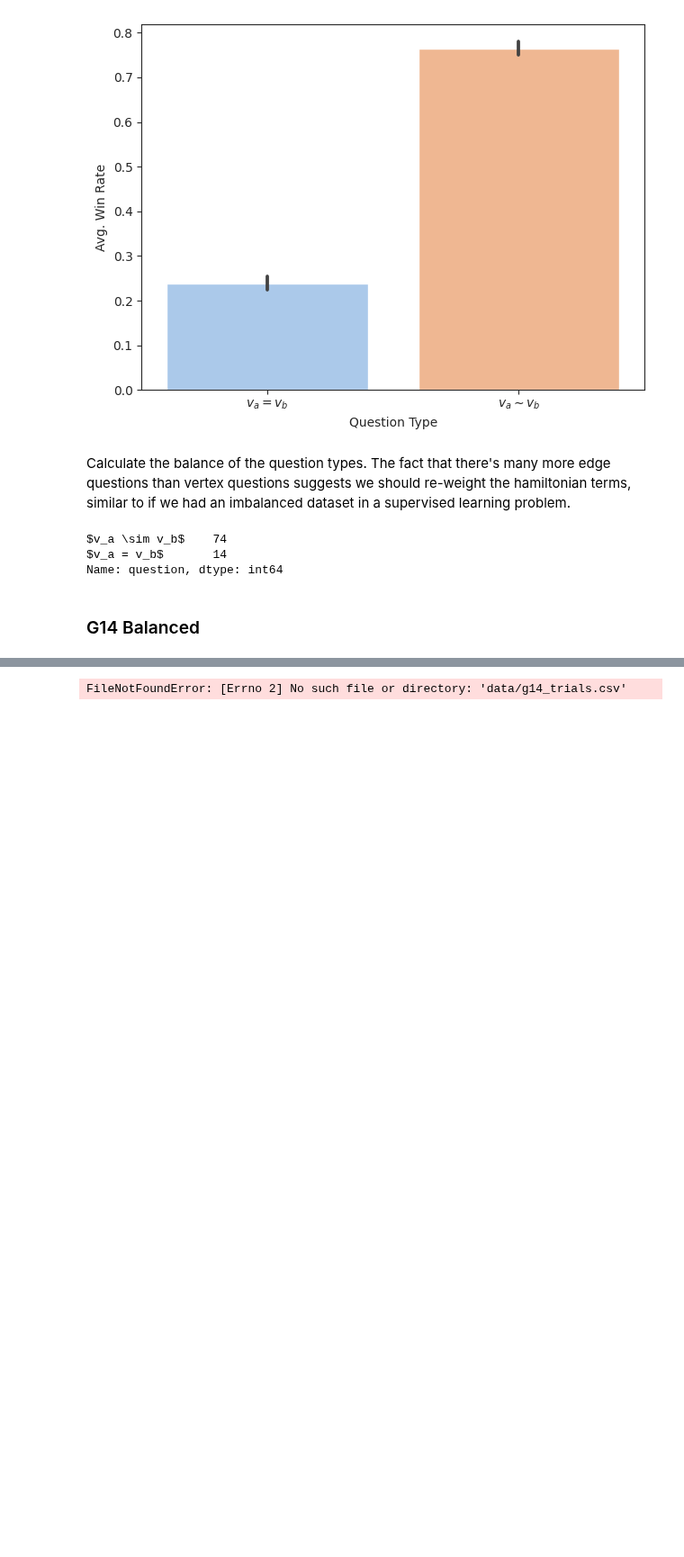
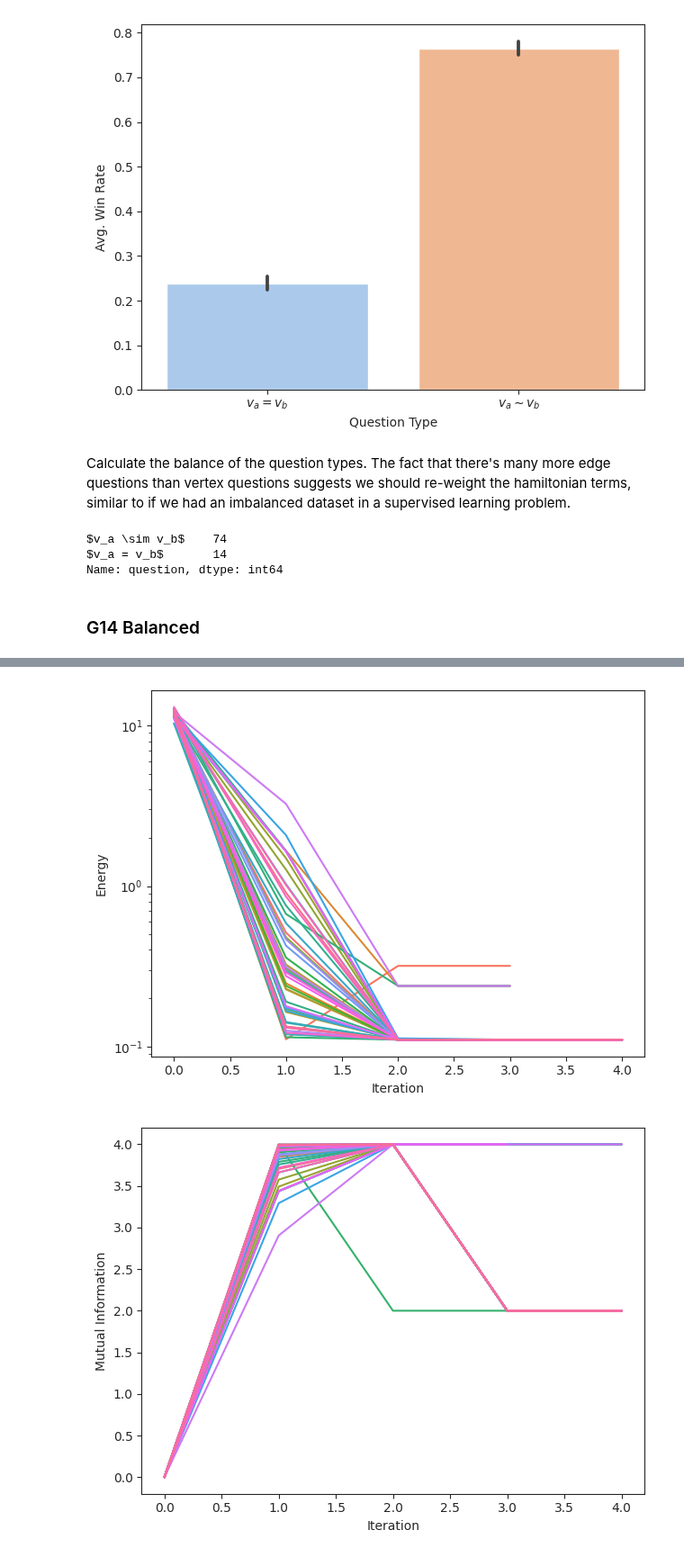
Before and after one commit to jfurches/nonlocalgames, a Jupyter notebook: g14.ipynb, the cells around one changed output, grey strips where cells are left out. Shown at 90% size. Cells and saved outputs as stored; diff of their text form; code cells hidden in the pictures; blank space fills up the shorter version.

Commit message:
Add balanced data

```diff
--- a/g14.ipynb
+++ b/g14.ipynb
@@ -262,28 +260,29 @@ Error while terminating subprocess (pid=24897):
 # %%
 import pandas as pd
 
 import matplotlib.pyplot as plt
 import seaborn as sns
 sns.set_palette('pastel')
 sns.set_style('ticks')
 
-df = pd.read_csv('data/g14_trials.csv')
+df = pd.read_csv('data/g14_balanced/g14_trials.csv')
 sns.lineplot(data=df, x='iter', y='energy', hue=df.seed.astype(str), legend=False)
 plt.xlabel('Iteration')
 plt.ylabel('Energy')
 plt.yscale('log')
 plt.tight_layout()
-plt.savefig('plots/g14_trials.png', dpi=300)
+plt.savefig('plots/g14_balanced/g14_trials.png', dpi=300)
 plt.show()
 
 sns.lineplot(data=df, x='iter', y='mutual_information', hue=df.seed.astype(str), legend=False)
 plt.xlabel('Iteration')
 plt.ylabel('Mutual Information')
 plt.tight_layout()
-plt.savefig('plots/g14_mutual_information.png', dpi=300)
+plt.savefig('plots/g14_balanced/g14_mutual_information.png', dpi=300)
 plt.show()
 # %% [output]
-FileNotFoundError: [Errno 2] No such file or directory: 'data/g14_trials.csv'
+[figure, added]
+[figure, added]
 # %%
 %load_ext autoreload
 %autoreload 2
```
Also changed, not shown: parts of 7 cells of this notebook, 13 other files.
